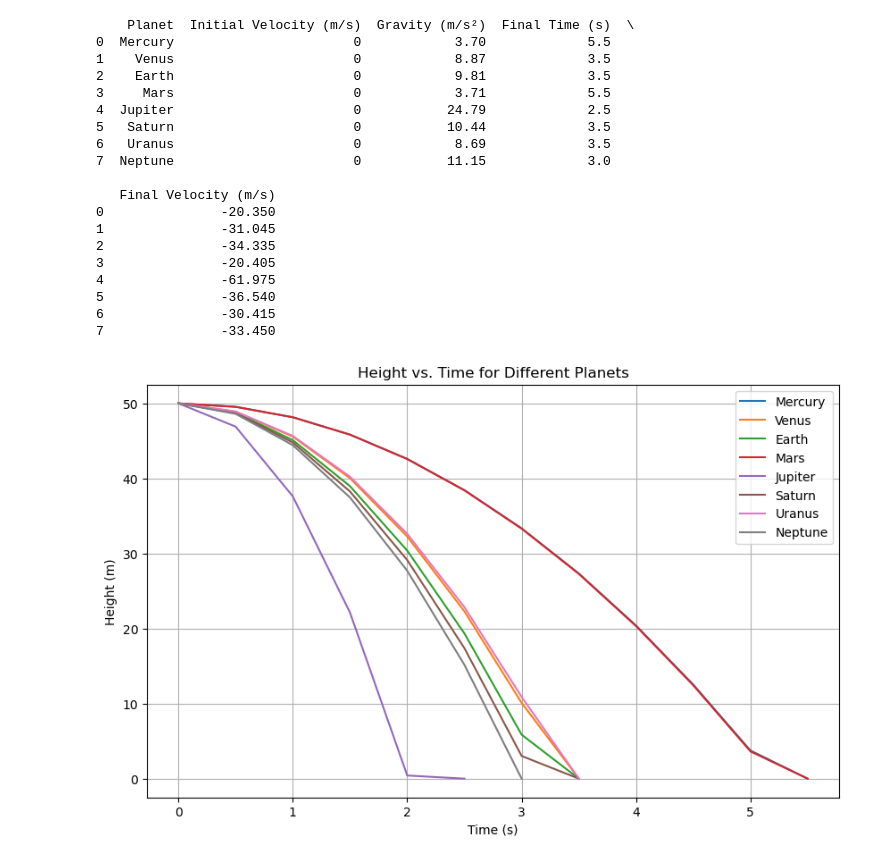
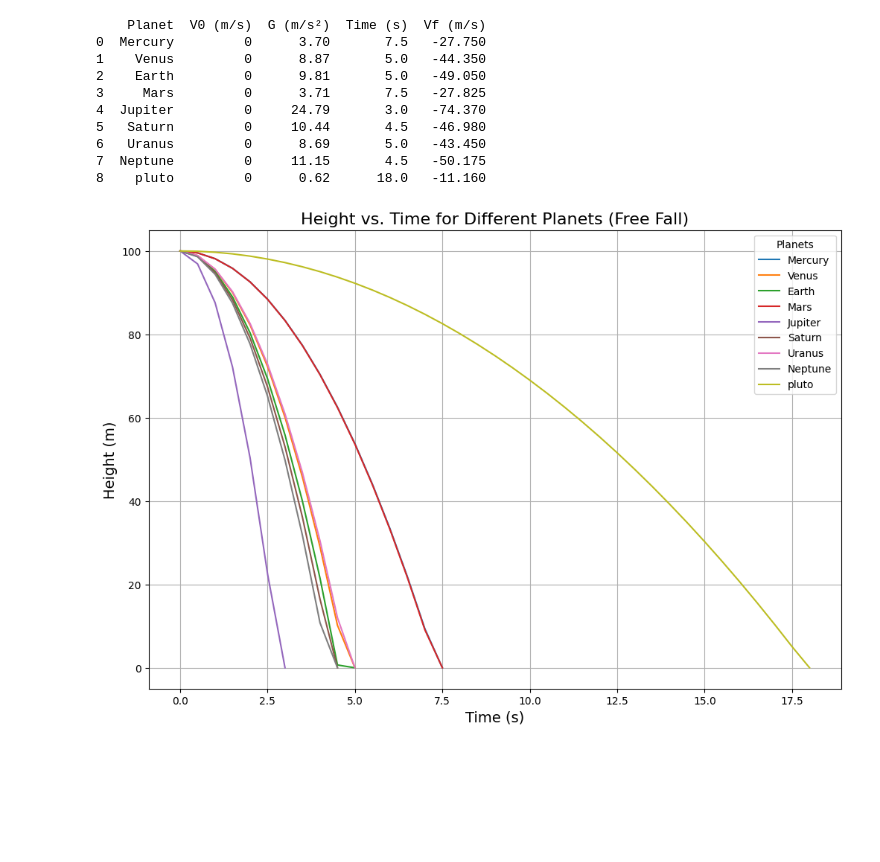
Before and after one commit to Leyaaaan1/FreeFallSimulations, a Jupyter notebook: free-fall.ipynb, the cells around one changed output. Cells and saved outputs as stored; diff of their text form; code cells hidden in the pictures; blank space fills up the shorter version.

Commit message:
finalized the calculations

```diff
--- a/free-fall.ipynb
+++ b/free-fall.ipynb
@@ -46,11 +46,12 @@ planetary_gravity = {
     "Saturn": 10.44,
     "Uranus": 8.69,
     "Neptune": 11.15,
+    "pluto": 0.62
 }
 
 # Simulation constants
 v0 = 0  # Initial velocity (m/s)
-y0 = 50  # Initial height (m)
+y0 = 100  # Initial height (m)
 dt = 0.5  # Time step (s)
 
 # Create motion data for each planet
@@ -90,49 +91,38 @@ for planet, gravity in planetary_gravity.items():
     planet_data[planet] = {"time": times, "height": heights}
 
 # Create a DataFrame to represent the results as a table
-df = pd.DataFrame(data, columns=["Planet", "Initial Velocity (m/s)", "Gravity (m/s²)", "Final Time (s)", "Final Velocity (m/s)"])
+df = pd.DataFrame(data, columns=["Planet", "V0 (m/s)", "G (m/s²)", "Time (s)", "Vf (m/s)"])
 
 # Display the table
 print(df)
 # %% [output]
-    Planet  Initial Velocity (m/s)  Gravity (m/s²)  Final Time (s)  \
-0  Mercury                       0            3.70             5.5
-1    Venus                       0            8.87             3.5
-2    Earth                       0            9.81             3.5
-3     Mars                       0            3.71             5.5
-4  Jupiter                       0           24.79             2.5
-5   Saturn                       0           10.44             3.5
-6   Uranus                       0            8.69             3.5
-7  Neptune                       0           11.15             3.0
-
-   Final Velocity (m/s)
-0               -20.350
-1               -31.045
-2               -34.335
-3               -20.405
-4               -61.975
-5               -36.540
-6               -30.415
-7               -33.450
+    Planet  V0 (m/s)  G (m/s²)  Time (s)  Vf (m/s)
+0  Mercury         0      3.70       7.5   -27.750
+1    Venus         0      8.87       5.0   -44.350
+2    Earth         0      9.81       5.0   -49.050
+3     Mars         0      3.71       7.5   -27.825
+4  Jupiter         0     24.79       3.0   -74.370
+5   Saturn         0     10.44       4.5   -46.980
+6   Uranus         0      8.69       5.0   -43.450
+7  Neptune         0     11.15       4.5   -50.175
+8    pluto         0      0.62      18.0   -11.160
 # %%
-# Plot graph of height vs time for each planet
-def plot_graph(planet_data):
-    """Plot height vs. time for all planets."""
-    plt.figure(figsize=(10, 6))
-    plt.title("Height vs. Time for Different Planets")
-    plt.xlabel("Time (s)")
-    plt.ylabel("Height (m)")
 
-    for planet, data in planet_data.items():
-        plt.plot(data["time"], data["height"], label=planet)
+plt.figure(figsize=(12, 8))
 
-    plt.legend()
-    plt.grid()
-    plt.show()
+for planet, motion_data in planet_data.items():
+    plt.plot(motion_data["time"], motion_data["height"], label=planet)
 
-# Call the plot_graph function to display the graph
-plot_graph(planet_data)
+# Customize the plot
+plt.title("Height vs. Time for Different Planets (Free Fall)", fontsize=16)
+plt.xlabel("Time (s)", fontsize=14)
+plt.ylabel("Height (m)", fontsize=14)
+plt.legend(title="Planets")
+plt.grid(True)
+
+# Show the plot
+plt.show()
 # %% [output]
-[figure, old version]
+[figure, new version]
 # %%
 import pygame
```
Also changed, not shown: parts of 2 cells of this notebook.
